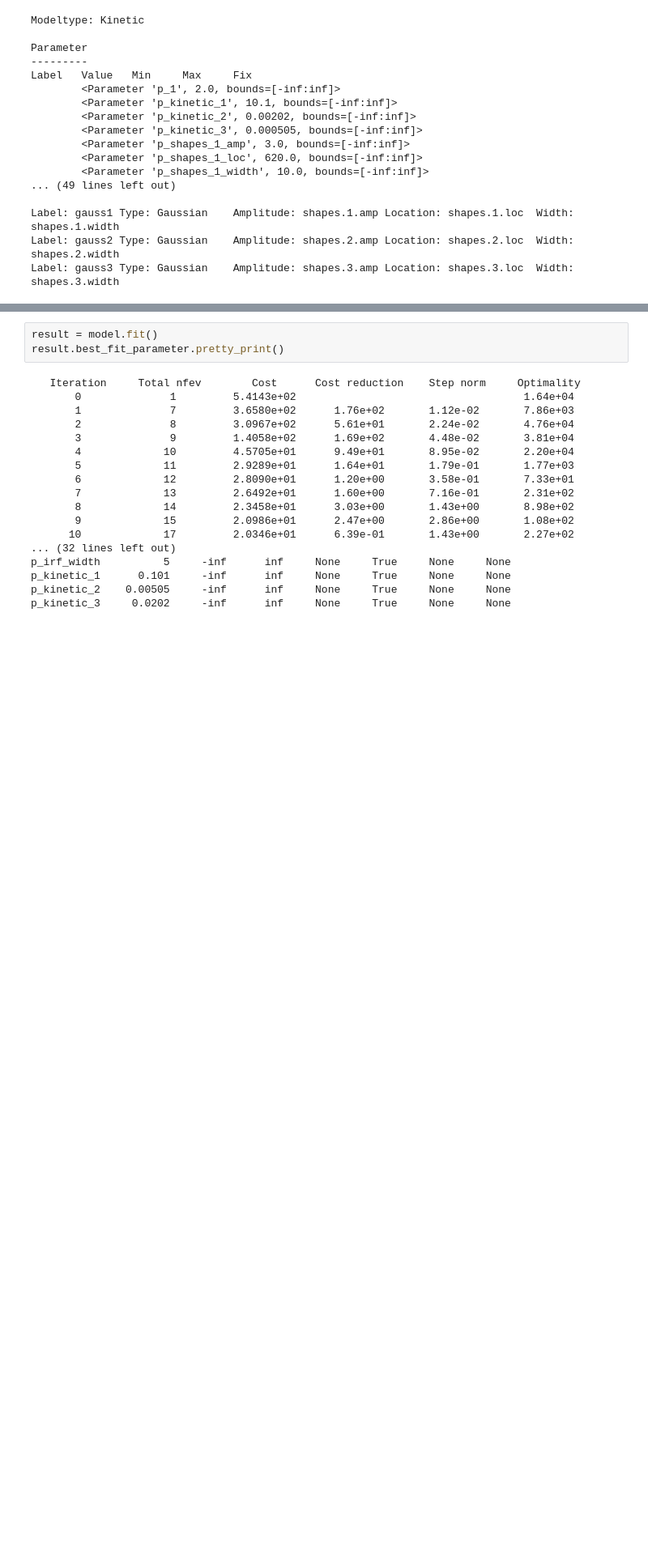
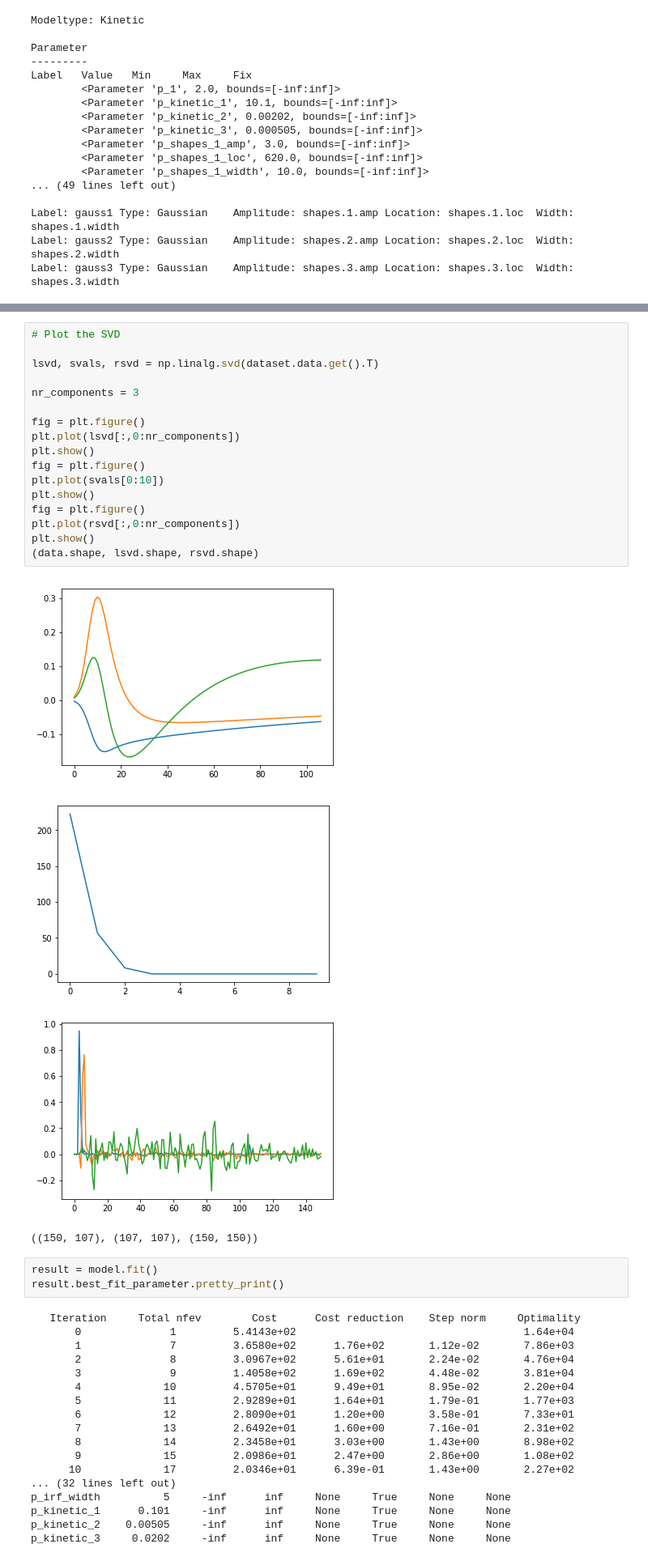
Before and after one commit to glotaran/pyglotaran, a Jupyter notebook: notebook/getting_started.ipynb, the cells around one changed output, grey strips where cells are left out. Shown at 81% size. Drawn from its saved outputs; the diff is of its cells as text; blank space fills up the shorter version.

```diff
--- a/notebook/getting_started.ipynb
+++ b/notebook/getting_started.ipynb
@@ -154,3 +142,25 @@ plt.show()
+# %%
+# Plot the SVD
+
+lsvd, svals, rsvd = np.linalg.svd(dataset.data.get().T)
+
+nr_components = 3
+
+fig = plt.figure()
+plt.plot(lsvd[:,0:nr_components])
+plt.show()
+fig = plt.figure()
+plt.plot(svals[0:10])
+plt.show()
+fig = plt.figure()
+plt.plot(rsvd[:,0:nr_components])
+plt.show()
+(data.shape, lsvd.shape, rsvd.shape)
+# %% [output]
+[figure, added]
+[figure, added]
+[figure, added]
+((150, 107), (107, 107), (150, 150))
 # %%
 result = model.fit()
 result.best_fit_parameter.pretty_print()
```
Also changed, not shown: parts of 3 cells of this notebook, 3 other files.
